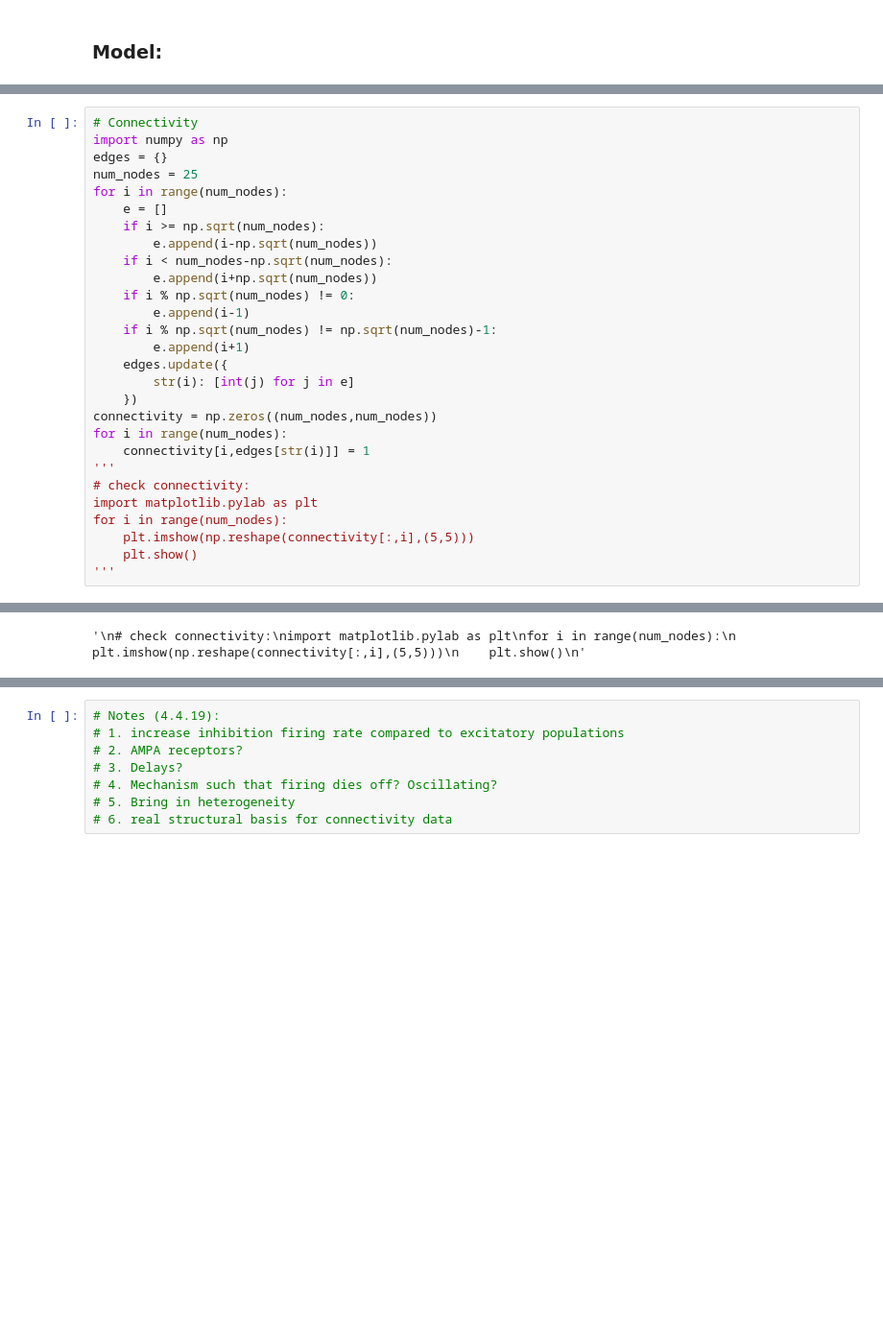
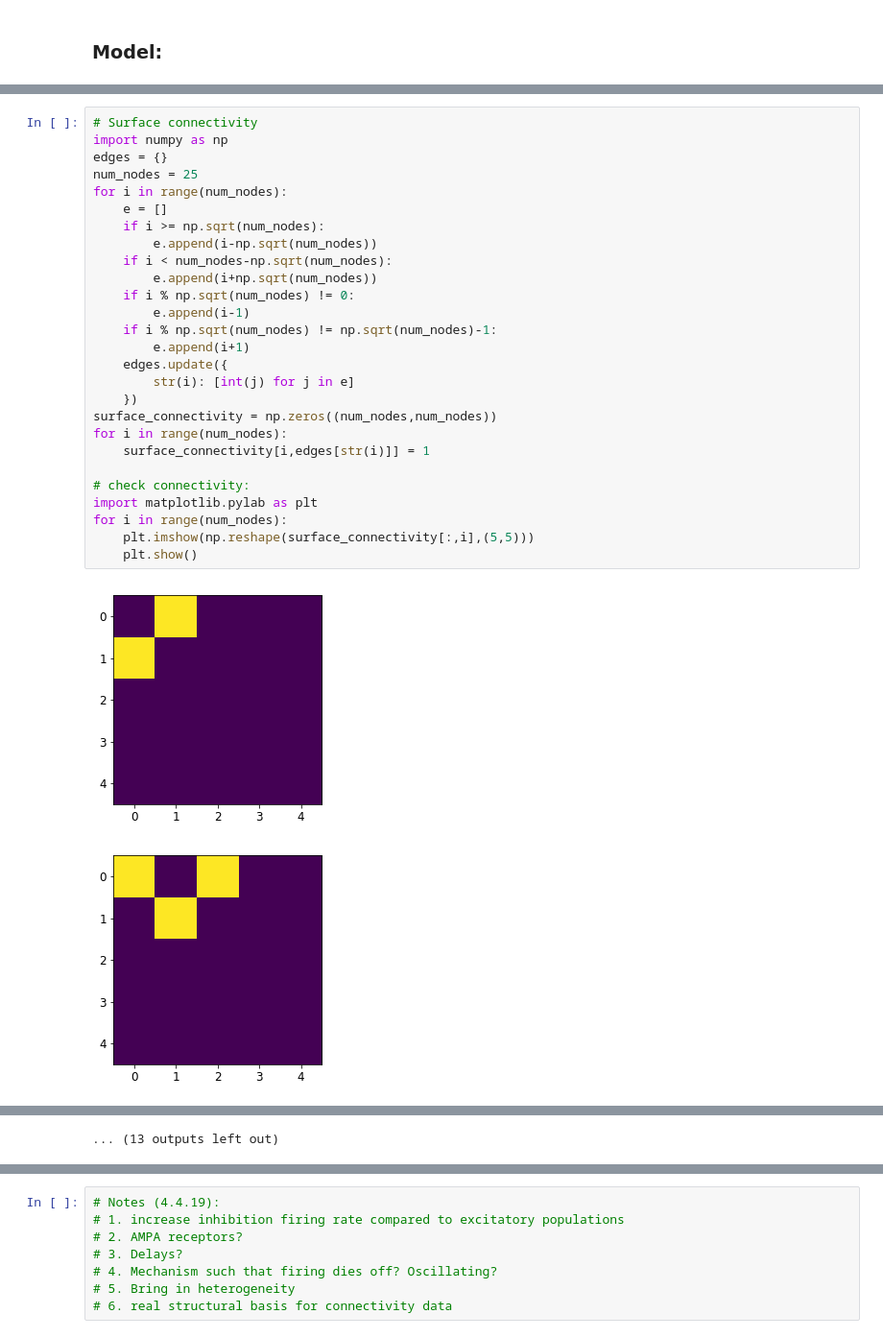
Before and after one commit to seanfw/margulies_circuit, a Jupyter notebook: LongRange_EI.ipynb, the cells around one changed output, grey strips where cells are left out. Shown at 96% size. Cells and saved outputs as stored; diff of their text form; blank space fills up the shorter version.

Commit message:
added white-matter connectivity to 25 vertex network

```diff
--- a/LongRange_EI.ipynb
+++ b/LongRange_EI.ipynb
@@ -178,31 +181,32 @@ noise_rhs = eta*((np.sqrt(parameters['tau_AMPA']*np.power(parameters['std_noise'
 
 #print(I_0)
 # %%
-# Connectivity
+# Surface connectivity
 import numpy as np
 edges = {}
 num_nodes = 25
 for i in range(num_nodes):
     e = []
     if i >= np.sqrt(num_nodes):
         e.append(i-np.sqrt(num_nodes))
     if i < num_nodes-np.sqrt(num_nodes):
         e.append(i+np.sqrt(num_nodes))
     if i % np.sqrt(num_nodes) != 0:
         e.append(i-1)
     if i % np.sqrt(num_nodes) != np.sqrt(num_nodes)-1:
         e.append(i+1)
     edges.update({
         str(i): [int(j) for j in e]
     })
-connectivity = np.zeros((num_nodes,num_nodes))
+surface_connectivity = np.zeros((num_nodes,num_nodes))
 for i in range(num_nodes):
-    connectivity[i,edges[str(i)]] = 1
-'''
+    surface_connectivity[i,edges[str(i)]] = 1
+
 # check connectivity:
 import matplotlib.pylab as plt
 for i in range(num_nodes):
-    plt.imshow(np.reshape(connectivity[:,i],(5,5)))
+    plt.imshow(np.reshape(surface_connectivity[:,i],(5,5)))
     plt.show()
-'''
 # %% [output]
+[figure, added]
+[figure, added]
@@ -209 +223 @@ for i in range(num_nodes):
-'\n# check connectivity:\nimport matplotlib.pylab as plt\nfor i in range(num_nodes):\n    plt.imshow(np.reshape(connectivity[:,i],(5,5)))\n    plt.show()\n'
+... (13 outputs left out)
```
Also changed, not shown: parts of 6 cells of this notebook, 2 other files.
